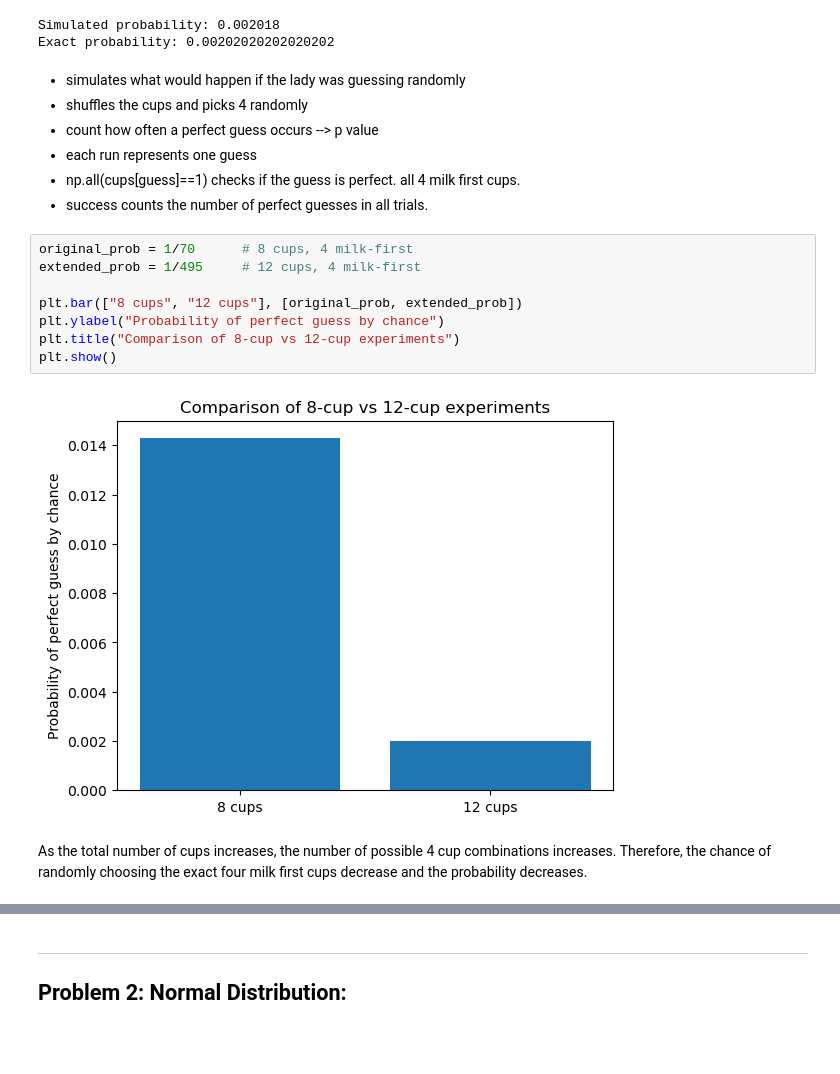
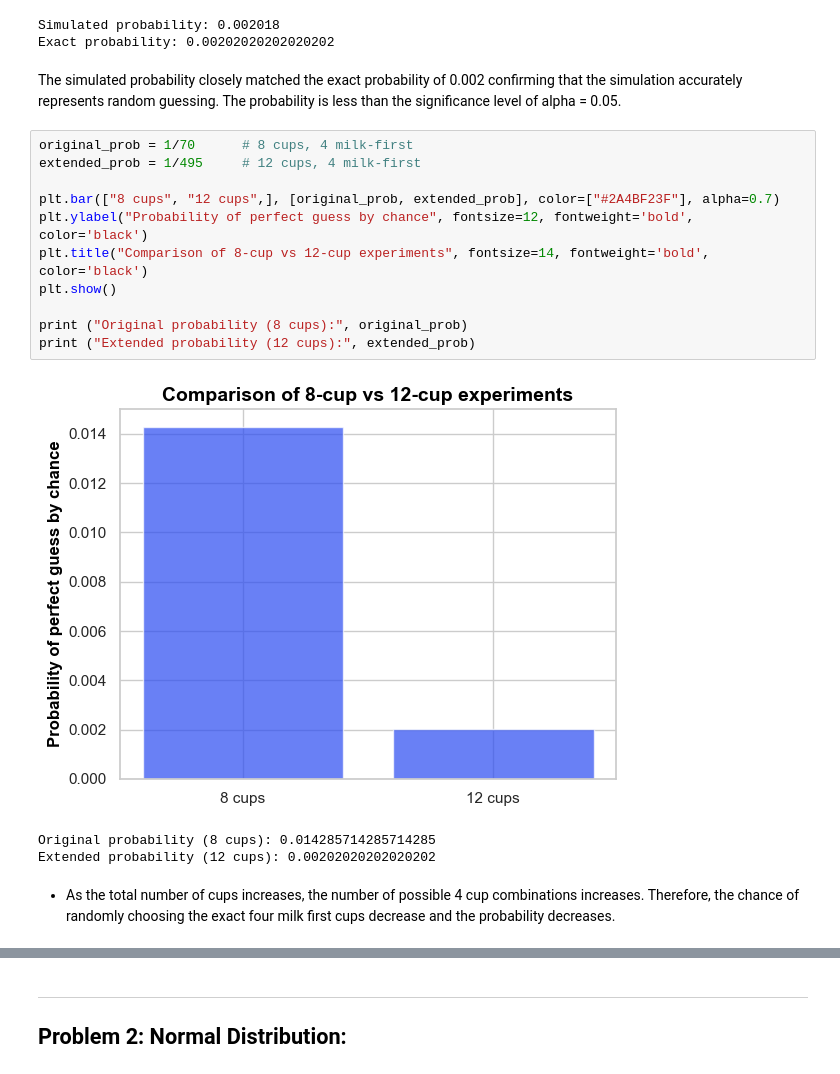
Before and after one commit to lryan30/applied_statistics, a Jupyter notebook: problems.ipynb, the cells around one changed output, grey strips where cells are left out. Saved outputs shown, nothing was run; the diff lists cells and outputs as text; blank space fills up the shorter version.

```diff
--- a/problems.ipynb
+++ b/problems.ipynb
@@ -93,21 +119,21 @@ print("Exact probability:", 1/495)
 Simulated probability: 0.002018
 Exact probability: 0.00202020202020202
 # %% [markdown]
--   simulates what would happen if the lady was guessing randomly
--   shuffles the cups and picks 4 randomly
--   count how often a perfect guess occurs --> p value
--   each run represents one guess
--   np.all(cups[guess]==1) checks if the guess is perfect. all 4 milk first cups.
--   success counts the number of perfect guesses in all trials.
+The simulated probability closely matched the exact probability of 0.002 confirming that the simulation accurately represents random guessing. The probability is less than the significance level of alpha = 0.05.
 # %%
 original_prob = 1/70      # 8 cups, 4 milk-first
 extended_prob = 1/495     # 12 cups, 4 milk-first
 
-plt.bar(["8 cups", "12 cups"], [original_prob, extended_prob])
-plt.ylabel("Probability of perfect guess by chance")
-plt.title("Comparison of 8-cup vs 12-cup experiments")
+plt.bar(["8 cups", "12 cups",], [original_prob, extended_prob], color=["#2A4BF23F"], alpha=0.7)
+plt.ylabel("Probability of perfect guess by chance", fontsize=12, fontweight='bold', color='black')
+plt.title("Comparison of 8-cup vs 12-cup experiments", fontsize=14, fontweight='bold', color='black')
 plt.show()
+
+print ("Original probability (8 cups):", original_prob)
+print ("Extended probability (12 cups):", extended_prob)
 # %% [output]
-[figure, old version]
+[figure, new version]
+Original probability (8 cups): 0.014285714285714285
+Extended probability (12 cups): 0.00202020202020202
 # %% [markdown]
-As the total number of cups increases, the number of possible 4 cup combinations increases. Therefore, the chance of randomly choosing the exact four milk first cups decrease and the probability decreases.
+-   As the total number of cups increases, the number of possible 4 cup combinations increases. Therefore, the chance of randomly choosing the exact four milk first cups decrease and the probability decreases.
```
Also changed, not shown: parts of 19 cells of this notebook.
